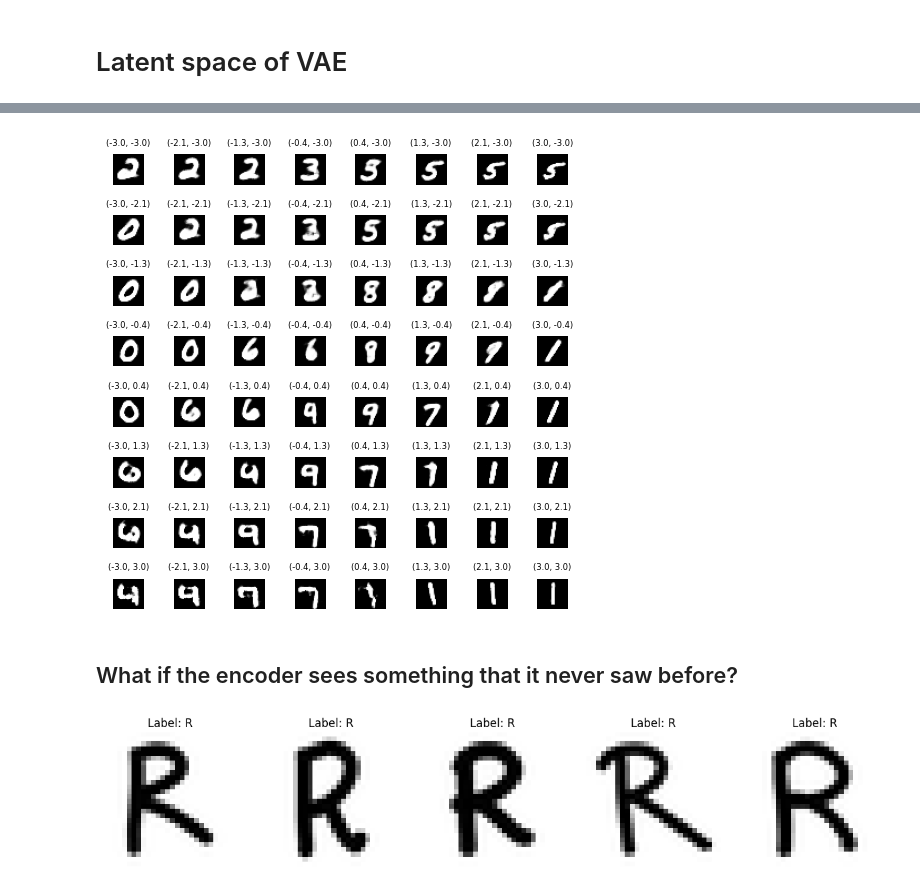
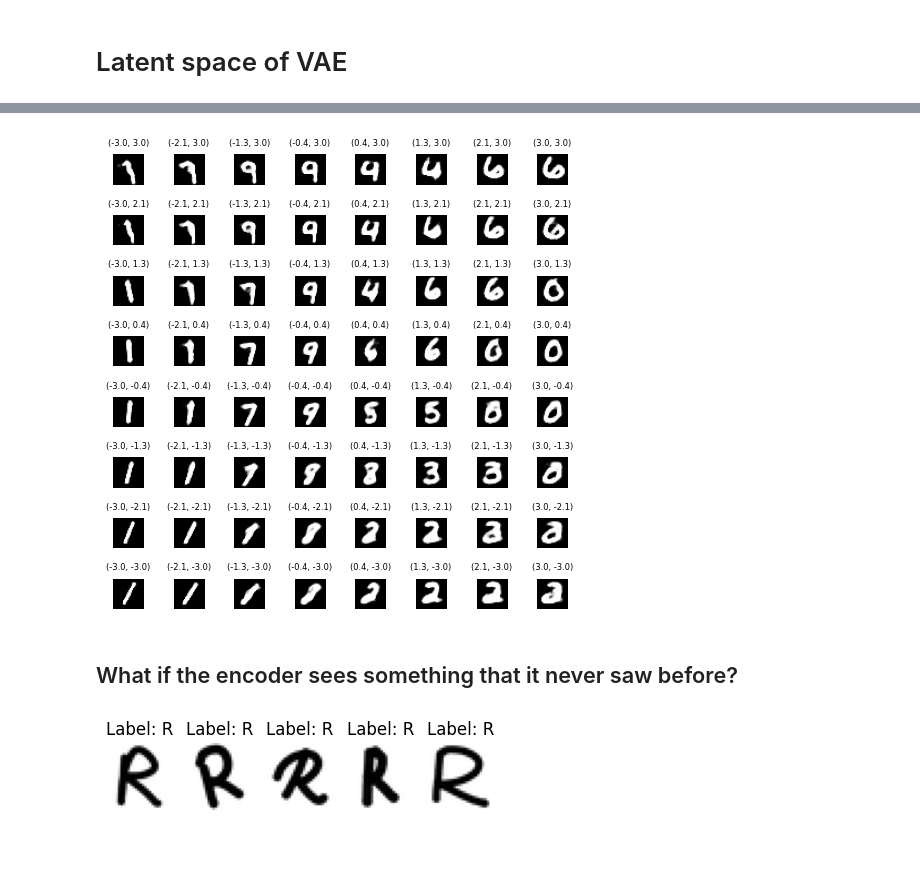
Before and after one commit to sweetzinc/learn-autoencoder, a Jupyter notebook: torch_vae/vlearn_latent_space.ipynb, the cells around one changed output, grey strips where cells are left out. Cells and saved outputs as stored; diff of their text form; code cells hidden in the pictures; blank space fills up the shorter version.

```diff
--- a/torch_vae/vlearn_latent_space.ipynb
+++ b/torch_vae/vlearn_latent_space.ipynb
@@ -40,10 +18,17 @@ checkpoint_path = '/workspace/torch_vae/logs/VanillaVAE/version_15/checkpoints/l
+# %%
+# Path to your checkpoint file
+logdirpath = '/workspace/torch_vae/logs/VanillaVAE_new/version_0'
+checkpoint_path = os.path.join(logdirpath, 'checkpoints', 'last.ckpt')
+config_path = os.path.join(logdirpath, 'configs', 'config.yml')
+with open(config_path, 'r') as config_file:
+    config = yaml.safe_load(config_file)
 # %%
 # Load the trained LightningModule from the checkpoint
-vae_model = VanillaVAE(**vae_config)
+vae_model = VanillaVAE(**config['vae_config'])
 trained_model = VAELightning.load_from_checkpoint(
     checkpoint_path=checkpoint_path,
     vae_model=vae_model,
-    params=lightning_config
+    params=config['lightning_config']
 )
 # Set the model to evaluation mode and move to the appropriate device
 device = torch.device("cuda:0" if torch.cuda.is_available() else "cpu")
@@ -112,7 +97,7 @@ plt.show()
 n = 8
 figure = plt.figure(figsize=(5, 5))
 grid_x = np.linspace(-3, 3, n)
-grid_y = np.linspace(-3, 3, n)
+grid_y = np.linspace(3, -3, n)
 
 # Generate images by decoding the latent vectors
 for i, yi in enumerate(grid_y):
@@ -128,31 +113,31 @@ for i, yi in enumerate(grid_y):
 figure.tight_layout()
 plt.show()
 # %% [output]
-[figure, old version]
+[figure, new version]
 # %% [markdown]
 ## What if the encoder sees something that it never saw before?
 # %%
 # Load and process handwritten character data (e.g., letter 'K')
 engchar_datamodule = HandwrittenCharDataModule(
     dataset_dir='/mounted_data/downloaded/EngLetters',
     batch_size=256
 )
 char_images_list, char_labels = load_specific_labels(engchar_datamodule, ['R'])
 char_images = torch.cat(char_images_list, dim=0)
 char_images = char_images[:, None, :, :]  # Add channel dimension if necessary
 
 # Show first 5 images and labels of the character dataset
 char_images_np = char_images.cpu().numpy()
-fig, axes = plt.subplots(1, 5, figsize=(15, 3))
+fig, axes = plt.subplots(1, 5, figsize=(5, 1))
 for i in range(5):
     ax = axes[i]
     img = char_images_np[i].squeeze(0)  # Remove the channel dimension
     ax.imshow(img, cmap='gray')
     ax.set_title(f'Label: {char_labels[i]}')
     ax.axis('off')
 plt.show()
 # %% [output]
-[figure, old version]
+[figure, new version]
 # %%
 # Collect latent variables for the handwritten characters
 with torch.no_grad():
```
Also changed, not shown: parts of 5 cells of this notebook, 7 other files.
